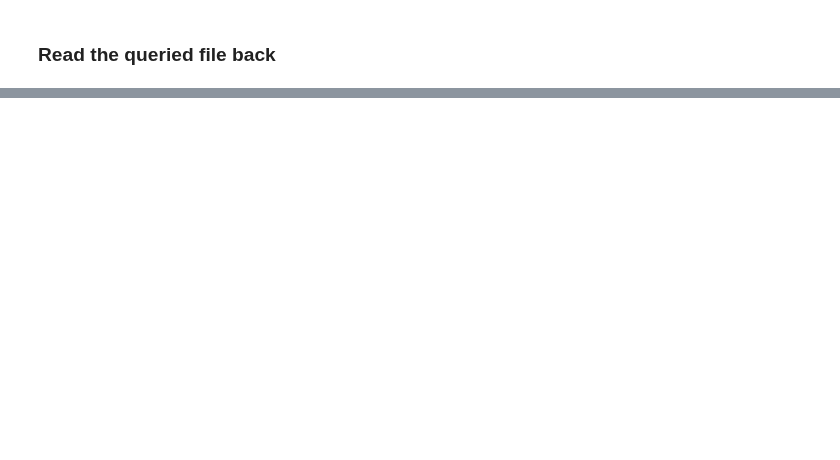
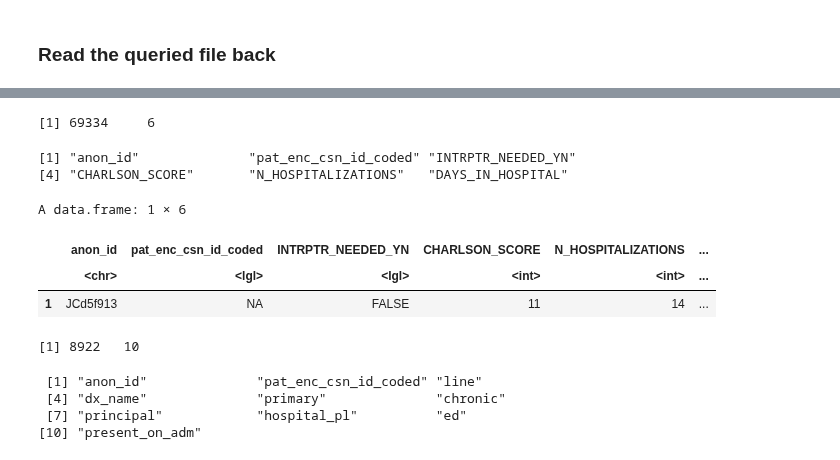
Before and after one commit to Minh084/TDA, a Jupyter notebook: 4_description/4.1_difference.ipynb, the cells around one changed output, grey strips where cells are left out. Drawn from its saved outputs; the diff is of its cells as text; code cells hidden in the pictures; blank space fills up the shorter version.

```diff
--- a/4_description/4.1_difference.ipynb
+++ b/4_description/4.1_difference.ipynb
@@ -271,0 +323,25 @@ A data.frame: 6 × 30
+# %%
+demo <- read.csv(file.path(datadir, "4_1_diff_demographic.csv"))
+dim(demo) # should have 69334
+colnames(demo)
+# %% [output]
+[1] 69334     6
+[1] "anon_id"              "pat_enc_csn_id_coded" "INTRPTR_NEEDED_YN"
+[4] "CHARLSON_SCORE"       "N_HOSPITALIZATIONS"   "DAYS_IN_HOSPITAL"
+# %%
+head(demo,1)
+# %% [output]
+A data.frame: 1 × 6
+|  | anon_id | pat_enc_csn_id_coded | INTRPTR_NEEDED_YN | CHARLSON_SCORE | N_HOSPITALIZATIONS | ... |
+|  | <chr> | <lgl> | <lgl> | <int> | <int> | ... |
+| 1 | JCd5f913 | NA | FALSE | 11 | 14 | ... |
+# %%
+dx <- read.csv(file.path(datadir, "4_1_diff_dx_all.csv"))
+dim(dx) # should have 67800
+colnames(dx)
+# %% [output]
+[1] 8922   10
+ [1] "anon_id"              "pat_enc_csn_id_coded" "line"
+ [4] "dx_name"              "primary"              "chronic"
+ [7] "principal"            "hospital_pl"          "ed"
+[10] "present_on_adm"
```
Also changed, not shown: parts of 10 cells of this notebook, 5 other files.
